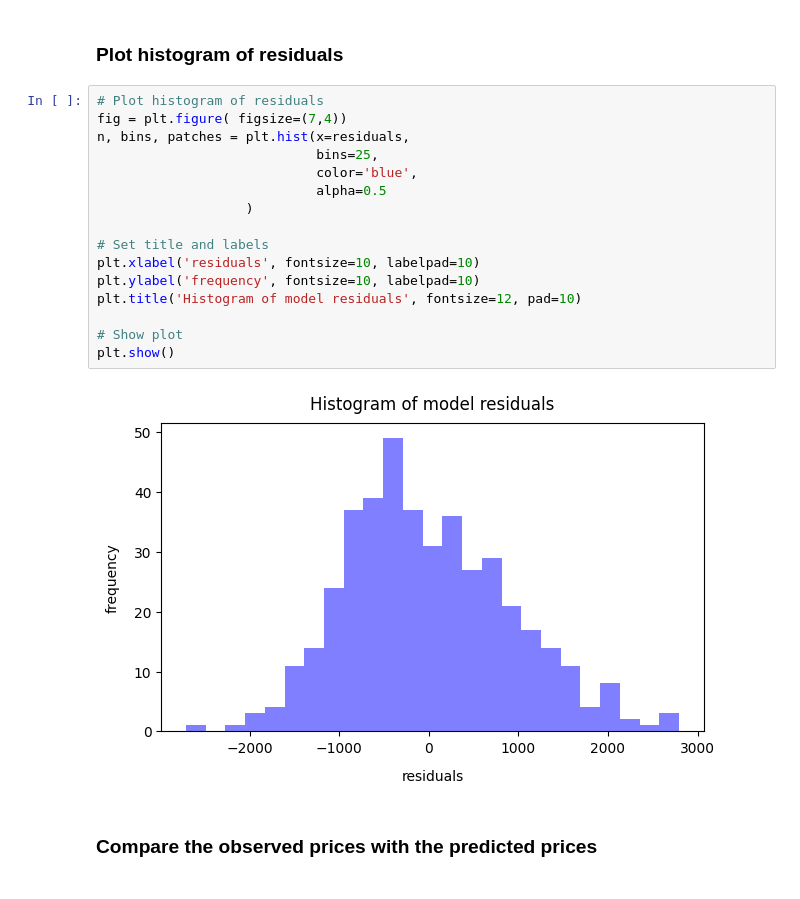
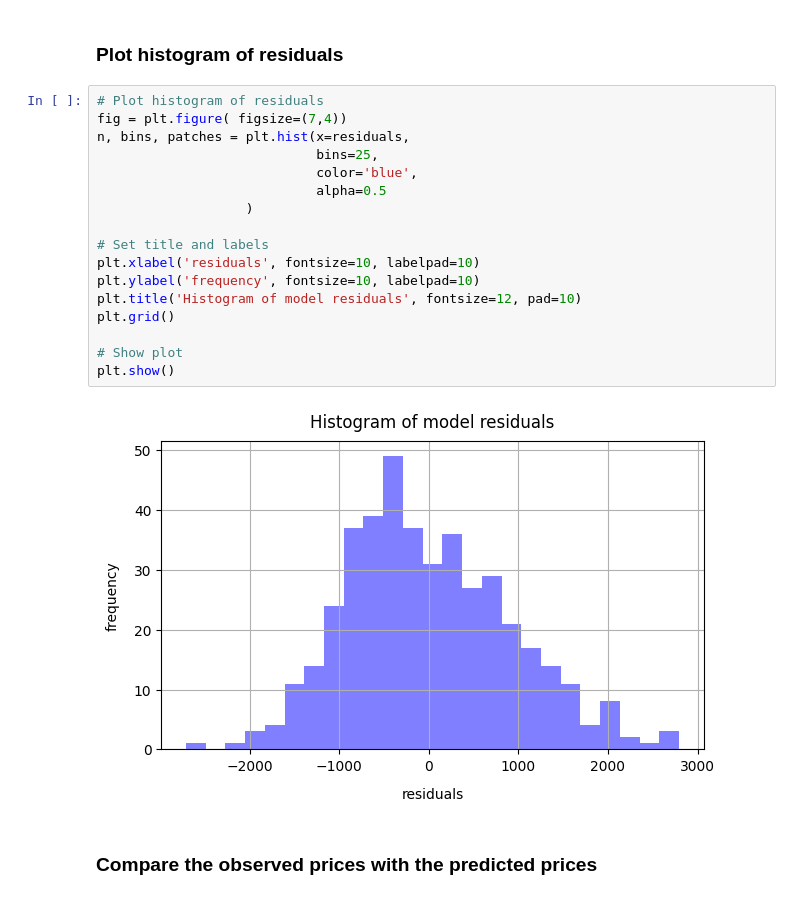
Before and after one commit to watson222-2/python_machine_learning_basics, a Jupyter notebook: Linear_Regression/linear_regression_apartment_prices.ipynb, the cells around one changed output. Cells and saved outputs as stored; diff of their text form.

```diff
--- a/Linear_Regression/linear_regression_apartment_prices.ipynb
+++ b/Linear_Regression/linear_regression_apartment_prices.ipynb
@@ -164,21 +164,22 @@ print(f'1st Residual price in dataset: {residuals[0]:.2f}')
 # %%
 # Plot histogram of residuals
 fig = plt.figure( figsize=(7,4))
 n, bins, patches = plt.hist(x=residuals,
                             bins=25,
                             color='blue',
                             alpha=0.5
                    )
 
 # Set title and labels
 plt.xlabel('residuals', fontsize=10, labelpad=10)
 plt.ylabel('frequency', fontsize=10, labelpad=10)
 plt.title('Histogram of model residuals', fontsize=12, pad=10)
+plt.grid()
 
 # Show plot
 plt.show()
 # %% [output]
-[figure, old version]
+[figure, new version]
 # %% [markdown]
 ### Compare the observed prices with the predicted prices
 # %%
```
Also changed, not shown: parts of 7 cells of this notebook, 8 other files.
